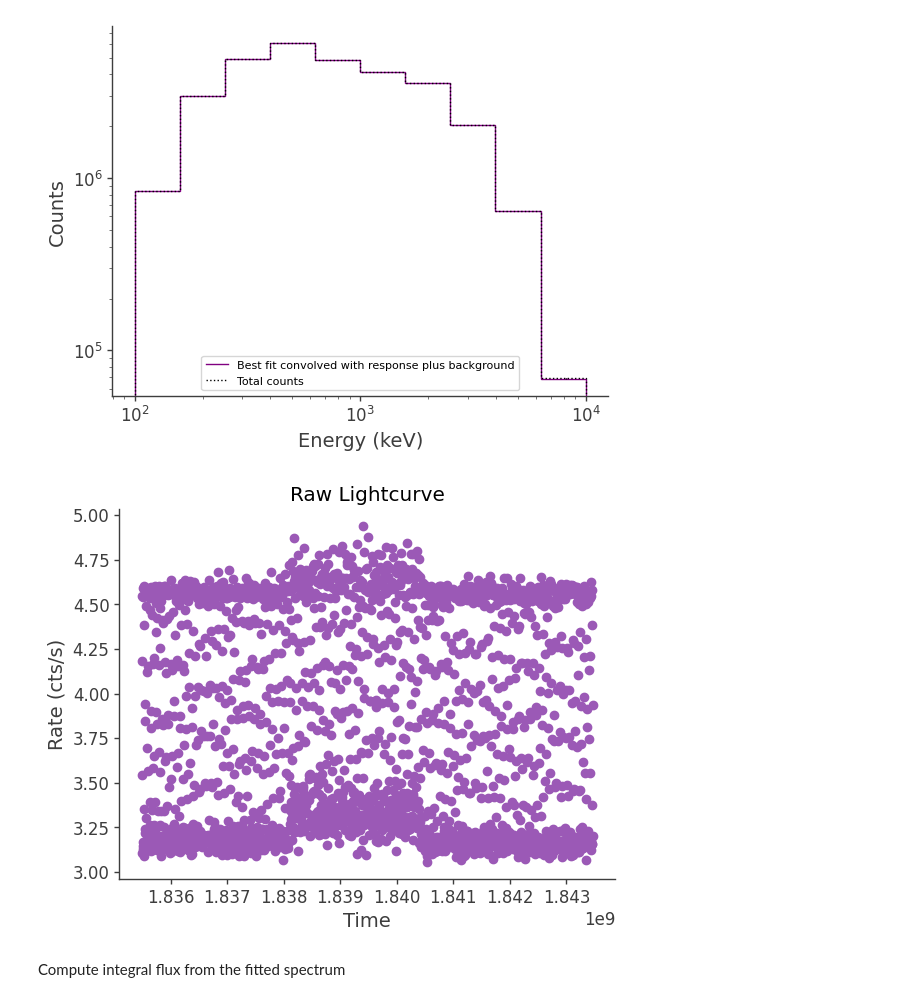
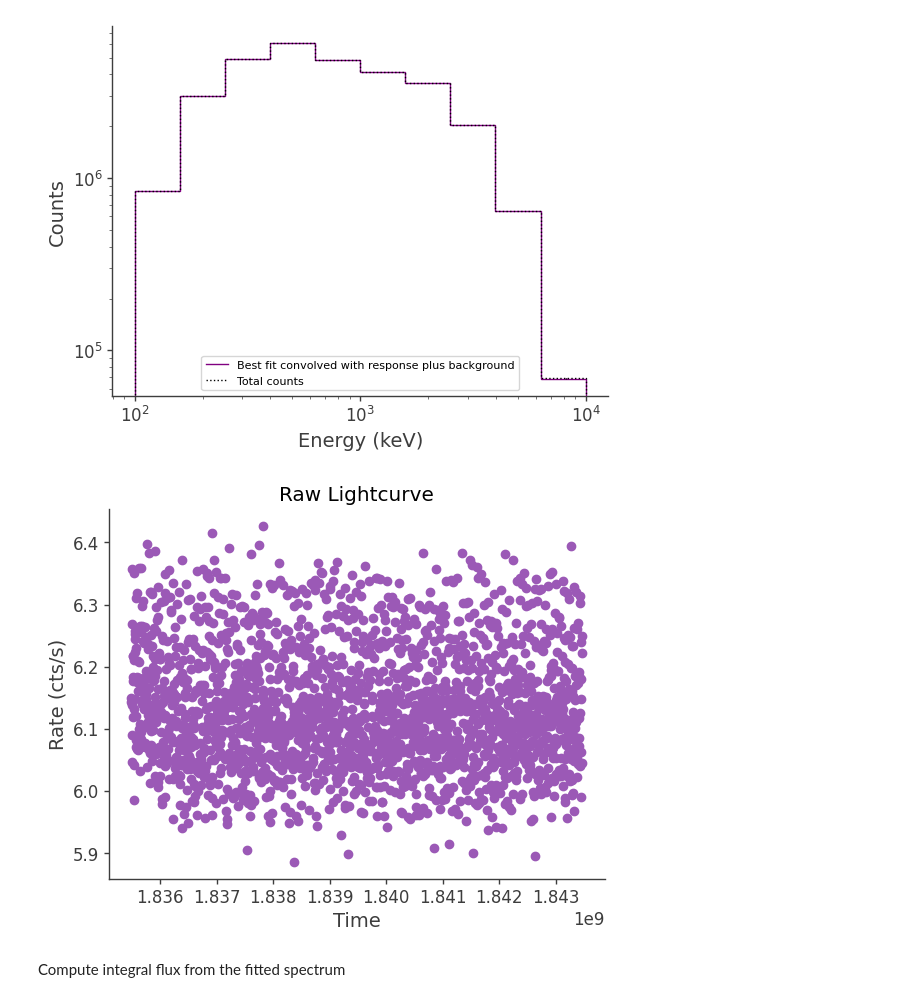
Before and after one commit to srinadh99/Light-Curve-Tool-for-COSI-, a Jupyter notebook: SpectralFit_blazar(flare).ipynb, the cells around one changed output. Cells and saved outputs as stored; diff of their text form; code cells hidden in the pictures.

```diff
--- a/SpectralFit_blazar(flare).ipynb
+++ b/SpectralFit_blazar(flare).ipynb
@@ -377,18 +404,17 @@ ax.legend()
 <matplotlib.legend.Legend at 0x...>
 [figure]
 # %%
-blazar_bkg.get_raw_lightcurve(binned_data="4C21p35_flare_AlbedoPhoton_bkg_binned_data.hdf5", output_name="lc_flare")
+blazar_bkg.get_raw_lightcurve(binned_data=data_path / "4cp2135_albedo_bkg_binned_data.hdf5", output_name="lc_blazar")
 time, rate = np.loadtxt("lc_flare.dat", skiprows=1, unpack=True)
 plt.scatter(time, rate)
 plt.xlabel('Time')
 plt.ylabel('Rate (cts/s)')
 plt.title('Raw Lightcurve')
-plt.savefig('./Raw_lc_4cp2135_flare.png', dpi=300)
+# plt.savefig('/home/srinadb/cosipy/docs/tutorials/spectral_fits/continuum_fit/4Cp2135/results/raw_lc_4cp2135.png', dpi=200)
 plt.show()
 plt.close()
-plt.close()
 # %% [output]
-[figure, old version]
+[figure, new version]
 # %% [markdown]
 Compute integral flux from the fitted spectrum
 # %% [markdown]
```
Also changed, not shown: parts of 22 cells of this notebook, 1 other file.
